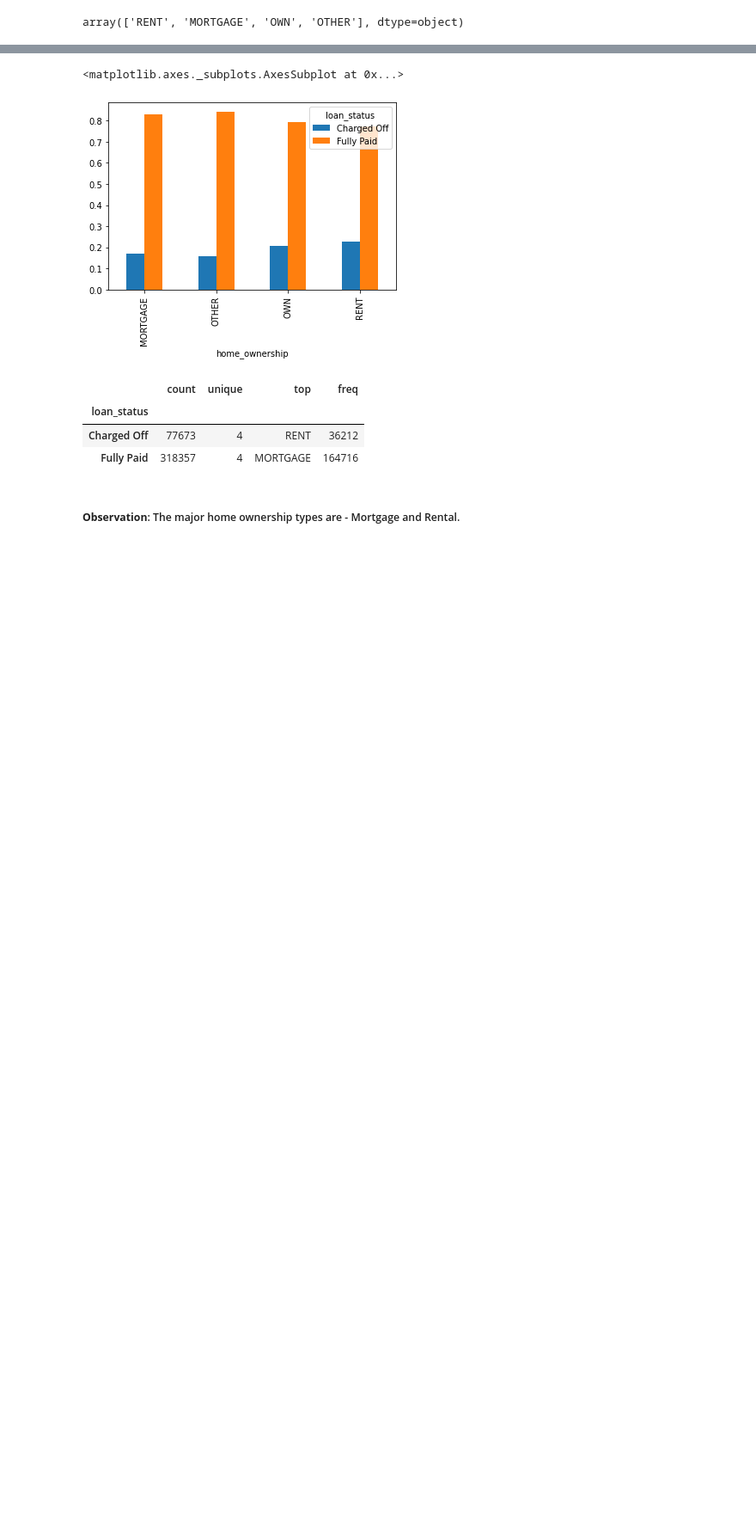
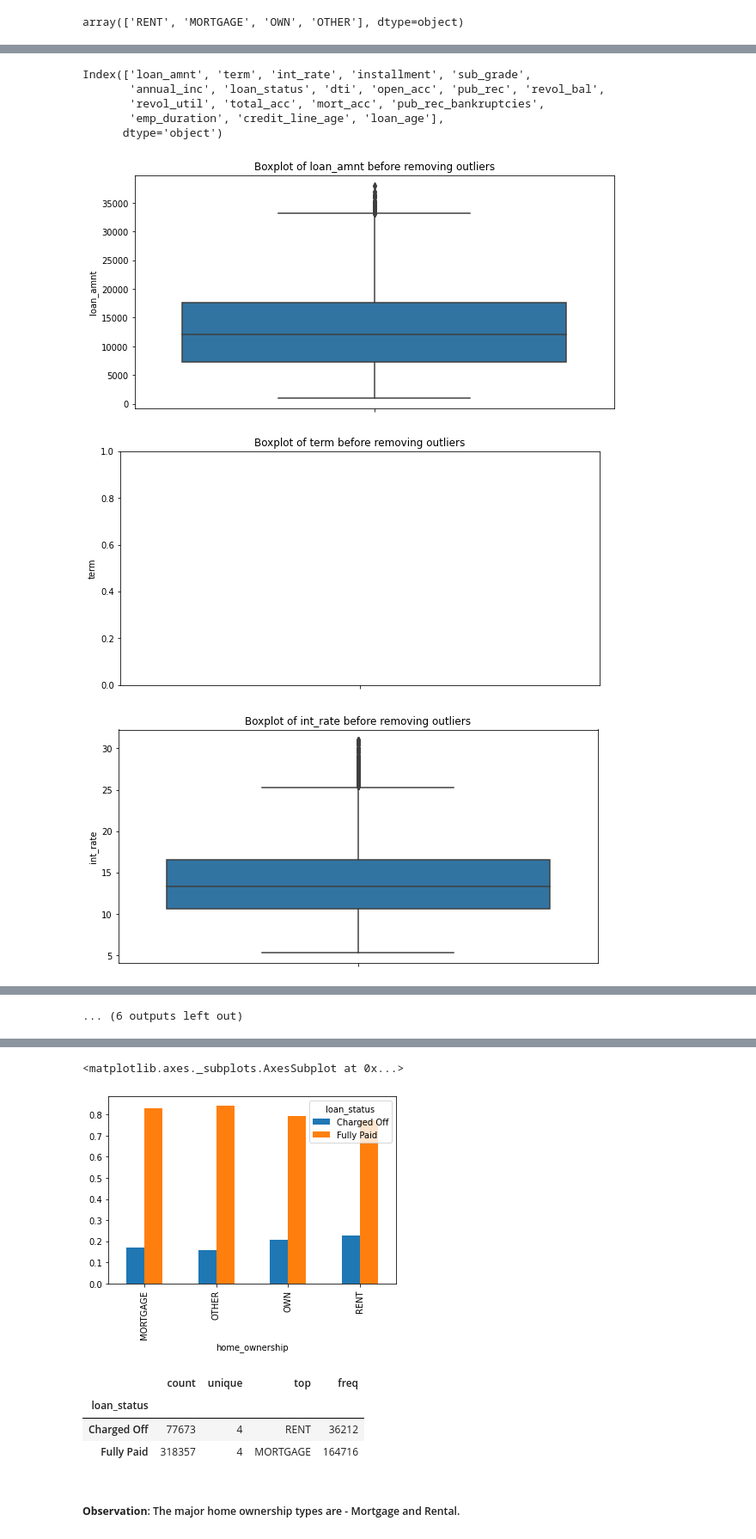
Before and after one commit to pkmariya/Scaler01, a Jupyter notebook: LoanTap_CaseStudy_Mariya_DSMLJune22.ipynb, the cells around one changed output, grey strips where cells are left out. Shown at 86% size. Drawn from its saved outputs; the diff is of its cells as text; code cells hidden in the pictures; blank space fills up the shorter version.

```diff
--- a/LoanTap_CaseStudy_Mariya_DSMLJune22.ipynb
+++ b/LoanTap_CaseStudy_Mariya_DSMLJune22.ipynb
@@ -448,13 +303,0 @@ def remove_outliers(df, col):
-# %%
-new_df = work_df.copy()
-for col in outliers_list:
-  plt.figure(figsize=(15, 3))
-  plt.subplot(121)
-  sns.boxplot(y=work_df[col])
-  plt.title(f"Boxplot of {col} before removing outliers")
-  plt.subplot(122)
-  new_df = remove_outliers(data_df, col)
-  sns.boxplot(y=new_df[col])
-  plt.title(f"Boxplot of {col} after removing outliers")
-
-  plt.show()
@@ -595,0 +451,22 @@ array(['RENT', 'MORTGAGE', 'OWN', 'OTHER'], dtype=object)
+# %%
+# Segregate Numerical Features
+num_features = work_df.select_dtypes('number')
+num_features.columns
+# %% [output]
+Index(['loan_amnt', 'term', 'int_rate', 'installment', 'sub_grade',
+       'annual_inc', 'loan_status', 'dti', 'open_acc', 'pub_rec', 'revol_bal',
+       'revol_util', 'total_acc', 'mort_acc', 'pub_rec_bankruptcies',
+       'emp_duration', 'credit_line_age', 'loan_age'],
+      dtype='object')
+# %%
+# Box plots before removing outliers
+for col in num_features:
+  plt.figure(figsize=(10, 5))
+  sns.boxplot(y=work_df[col])
+  plt.title(f"Boxplot of {col} before removing outliers")
+
+  plt.show()
+# %% [output]
+[figure, added]
+[figure, added]
+[figure, added]
@@ -595,0 +482 @@ array(['RENT', 'MORTGAGE', 'OWN', 'OTHER'], dtype=object)
+... (6 outputs left out)
```
Also changed, not shown: parts of 58 cells of this notebook.
